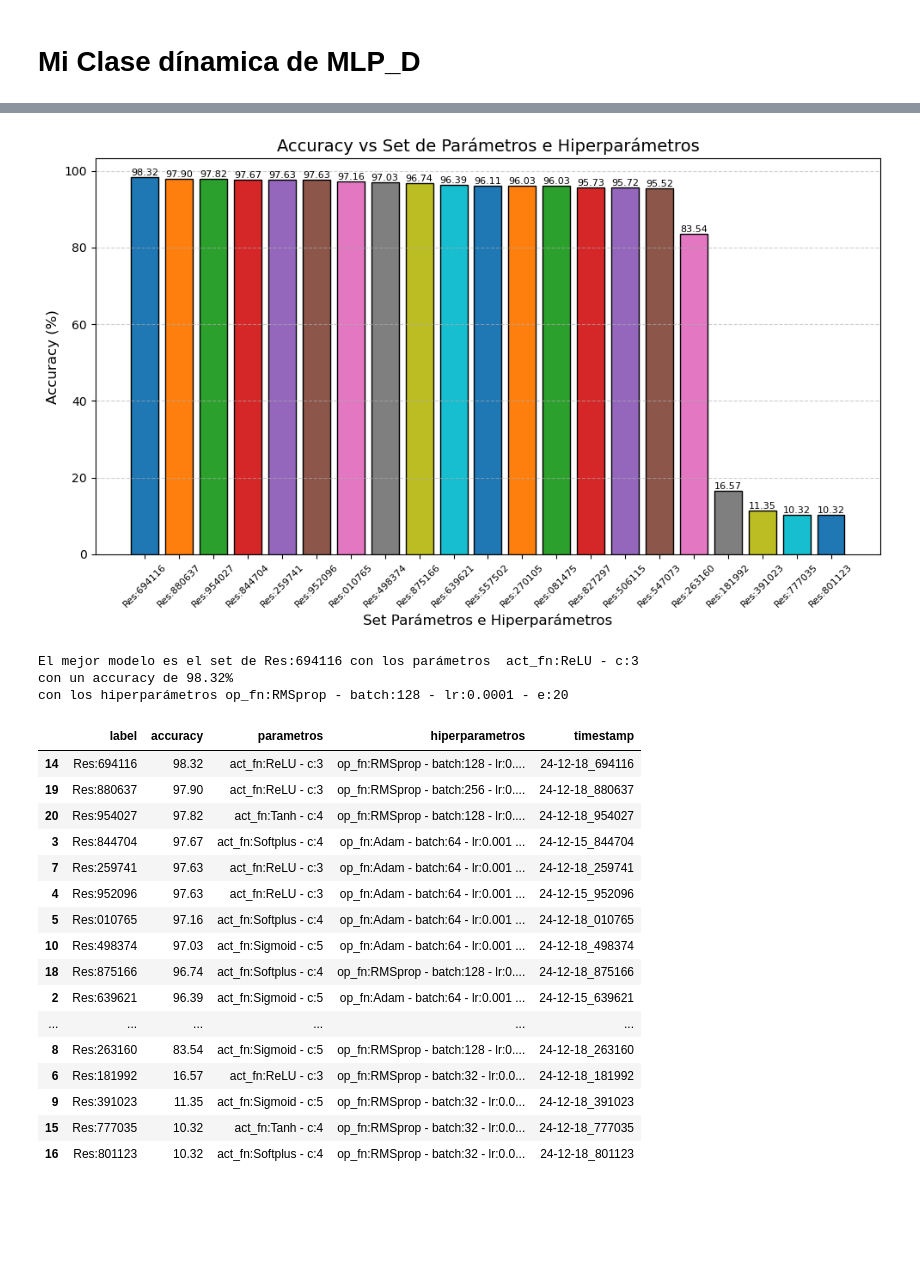
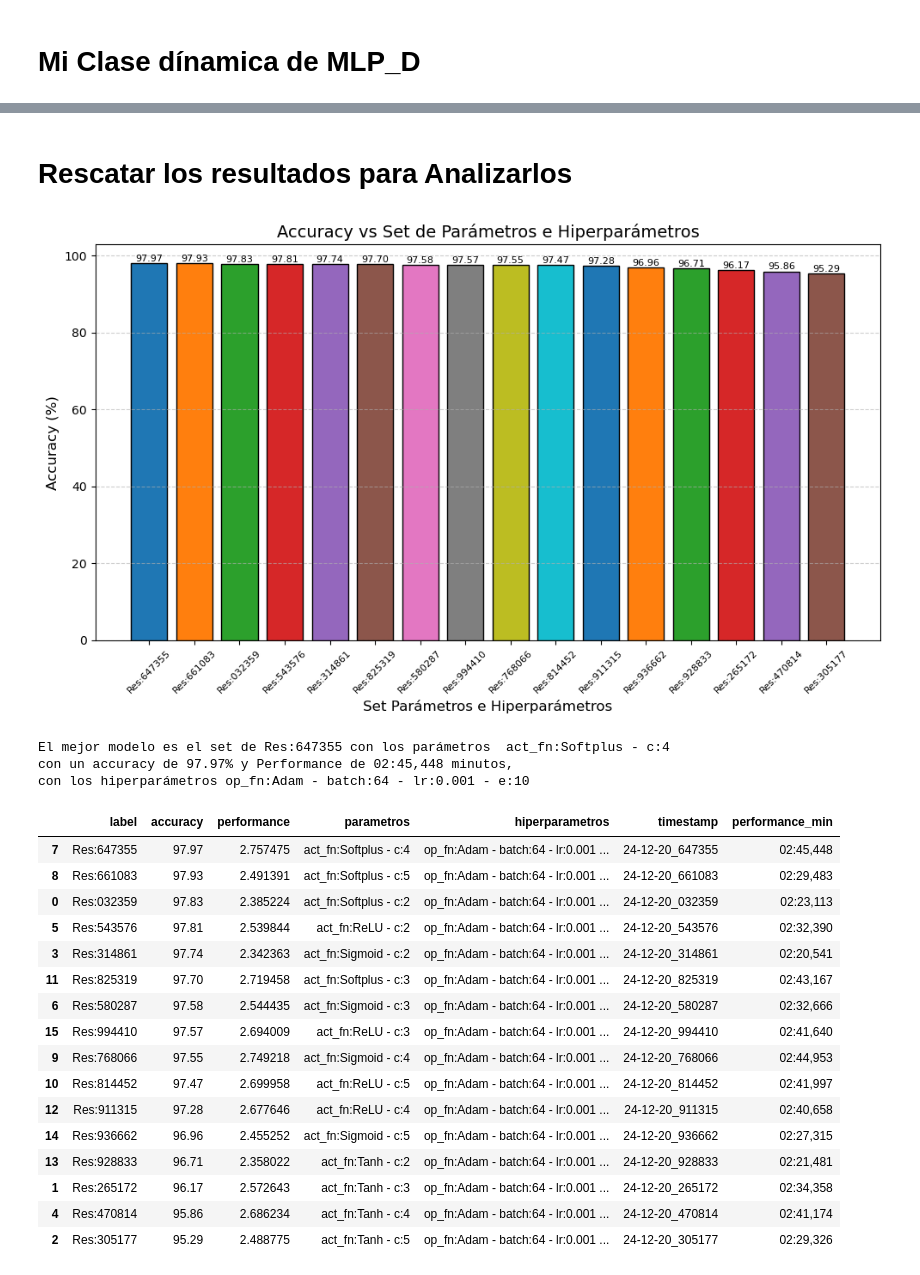
Before and after one commit to doritak/Machine-Learning, a Jupyter notebook: Actividad_5/MLP.ipynb, the cells around one changed output, grey strips where cells are left out. Drawn from its saved outputs; the diff is of its cells as text; code cells hidden in the pictures; blank space fills up the shorter version.

Commit message:
listo el MLP con resultados ok

```diff
--- a/Actividad_5/MLP.ipynb
+++ b/Actividad_5/MLP.ipynb
@@ -511,32 +526,41 @@ df_resultados = leer_resultados('respuesta/resultados.yaml')
+# %% [markdown]
+# Rescatar los resultados para Analizarlos
 # %%
+# rescatar resultados de un archivo YAML y ponerlos en un dataframe
+df_resultados = leer_resultados('respuesta/resultados.yaml')
+
 #reorganizar y regenerar el dataframe, de forma de tener un solo registro por timestamp en el maximo accuracy
 df_final = reorganizar_dataframe_comprimido(df_resultados)
+df_final['performance_min'] = df_final['performance'].apply(convertir_MM_SS)
 df_final = df_final.sort_values(by='accuracy', ascending=False)
 graficar_accuracy_parametros(df_final, 'label')
 max_index_accuracy = df_final['accuracy'].idxmax()
-respuesta_final = f'El mejor modelo es el set de {df_final.loc[max_index_accuracy, "label"]} con los parámetros  {df_final.loc[max_index_accuracy, "parametros"]} \n' +f'con un accuracy de {df_final.loc[max_index_accuracy, "accuracy"]:.2f}% \n' +f'con los hiperparámetros {df_final.loc[max_index_accuracy, "hiperparametros"]}'
+respuesta_final = f'El mejor modelo es el set de {df_final.loc[max_index_accuracy, "label"]} con los parámetros  {df_final.loc[max_index_accuracy, "parametros"]} \n' +f'con un accuracy de {df_final.loc[max_index_accuracy, "accuracy"]:.2f}% y Performance de {df_final.loc[max_index_accuracy, "performance_min"]} minutos, \n' +f'con los hiperparámetros {df_final.loc[max_index_accuracy, "hiperparametros"]}'
 print(respuesta_final)
-exportar = df_final.to_csv('respuesta/df_final.csv', sep=";", index=False)
+# exportar el dataframe a un archivo csv, saque la performance porque lo tengo en minutos y segundos, y las ordené a mi gusto
+df_exportar = df_final.drop(columns=['performance'])
+df_exportar = reorganizar_columnas(df_exportar, ['label', 'accuracy', 'performance_min', 'parametros', 'hiperparametros'])
+exportar = df_exportar.to_csv('respuesta/df_final.csv', sep=';', index=False)
 df_final
 # %% [output]
-[figure, old version]
+[figure, new version]
-El mejor modelo es el set de Res:694116 con los parámetros  act_fn:ReLU - c:3
-con un accuracy de 98.32%
-con los hiperparámetros op_fn:RMSprop - batch:128 - lr:0.0001 - e:20
+El mejor modelo es el set de Res:647355 con los parámetros  act_fn:Softplus - c:4
+con un accuracy de 97.97% y Performance de 02:45,448 minutos,
+con los hiperparámetros op_fn:Adam - batch:64 - lr:0.001 - e:10
-|  | label | accuracy | parametros | hiperparametros | timestamp |
-| 14 | Res:694116 | 98.32 | act_fn:ReLU - c:3 | op_fn:RMSprop - batch:128 - lr:0.... | 24-12-18_694116 |
-| 19 | Res:880637 | 97.90 | act_fn:ReLU - c:3 | op_fn:RMSprop - batch:256 - lr:0.... | 24-12-18_880637 |
-| 20 | Res:954027 | 97.82 | act_fn:Tanh - c:4 | op_fn:RMSprop - batch:128 - lr:0.... | 24-12-18_954027 |
-| 3 | Res:844704 | 97.67 | act_fn:Softplus - c:4 | op_fn:Adam - batch:64 - lr:0.001 ... | 24-12-15_844704 |
-| 7 | Res:259741 | 97.63 | act_fn:ReLU - c:3 | op_fn:Adam - batch:64 - lr:0.001 ... | 24-12-18_259741 |
-| 4 | Res:952096 | 97.63 | act_fn:ReLU - c:3 | op_fn:Adam - batch:64 - lr:0.001 ... | 24-12-15_952096 |
-| 5 | Res:010765 | 97.16 | act_fn:Softplus - c:4 | op_fn:Adam - batch:64 - lr:0.001 ... | 24-12-18_010765 |
-| 10 | Res:498374 | 97.03 | act_fn:Sigmoid - c:5 | op_fn:Adam - batch:64 - lr:0.001 ... | 24-12-18_498374 |
-| 18 | Res:875166 | 96.74 | act_fn:Softplus - c:4 | op_fn:RMSprop - batch:128 - lr:0.... | 24-12-18_875166 |
-| 2 | Res:639621 | 96.39 | act_fn:Sigmoid - c:5 | op_fn:Adam - batch:64 - lr:0.001 ... | 24-12-15_639621 |
-| ... | ... | ... | ... | ... | ... |
-| 8 | Res:263160 | 83.54 | act_fn:Sigmoid - c:5 | op_fn:RMSprop - batch:128 - lr:0.... | 24-12-18_263160 |
-| 6 | Res:181992 | 16.57 | act_fn:ReLU - c:3 | op_fn:RMSprop - batch:32 - lr:0.0... | 24-12-18_181992 |
-| 9 | Res:391023 | 11.35 | act_fn:Sigmoid - c:5 | op_fn:RMSprop - batch:32 - lr:0.0... | 24-12-18_391023 |
-| 15 | Res:777035 | 10.32 | act_fn:Tanh - c:4 | op_fn:RMSprop - batch:32 - lr:0.0... | 24-12-18_777035 |
-| 16 | Res:801123 | 10.32 | act_fn:Softplus - c:4 | op_fn:RMSprop - batch:32 - lr:0.0... | 24-12-18_801123 |
+|  | label | accuracy | performance | parametros | hiperparametros | timestamp | performance_min |
+| 7 | Res:647355 | 97.97 | 2.757475 | act_fn:Softplus - c:4 | op_fn:Adam - batch:64 - lr:0.001 ... | 24-12-20_647355 | 02:45,448 |
+| 8 | Res:661083 | 97.93 | 2.491391 | act_fn:Softplus - c:5 | op_fn:Adam - batch:64 - lr:0.001 ... | 24-12-20_661083 | 02:29,483 |
+| 0 | Res:032359 | 97.83 | 2.385224 | act_fn:Softplus - c:2 | op_fn:Adam - batch:64 - lr:0.001 ... | 24-12-20_032359 | 02:23,113 |
+| 5 | Res:543576 | 97.81 | 2.539844 | act_fn:ReLU - c:2 | op_fn:Adam - batch:64 - lr:0.001 ... | 24-12-20_543576 | 02:32,390 |
+| 3 | Res:314861 | 97.74 | 2.342363 | act_fn:Sigmoid - c:2 | op_fn:Adam - batch:64 - lr:0.001 ... | 24-12-20_314861 | 02:20,541 |
+| 11 | Res:825319 | 97.70 | 2.719458 | act_fn:Softplus - c:3 | op_fn:Adam - batch:64 - lr:0.001 ... | 24-12-20_825319 | 02:43,167 |
+| 6 | Res:580287 | 97.58 | 2.544435 | act_fn:Sigmoid - c:3 | op_fn:Adam - batch:64 - lr:0.001 ... | 24-12-20_580287 | 02:32,666 |
+| 15 | Res:994410 | 97.57 | 2.694009 | act_fn:ReLU - c:3 | op_fn:Adam - batch:64 - lr:0.001 ... | 24-12-20_994410 | 02:41,640 |
+| 9 | Res:768066 | 97.55 | 2.749218 | act_fn:Sigmoid - c:4 | op_fn:Adam - batch:64 - lr:0.001 ... | 24-12-20_768066 | 02:44,953 |
+| 10 | Res:814452 | 97.47 | 2.699958 | act_fn:ReLU - c:5 | op_fn:Adam - batch:64 - lr:0.001 ... | 24-12-20_814452 | 02:41,997 |
+| 12 | Res:911315 | 97.28 | 2.677646 | act_fn:ReLU - c:4 | op_fn:Adam - batch:64 - lr:0.001 ... | 24-12-20_911315 | 02:40,658 |
+| 14 | Res:936662 | 96.96 | 2.455252 | act_fn:Sigmoid - c:5 | op_fn:Adam - batch:64 - lr:0.001 ... | 24-12-20_936662 | 02:27,315 |
+| 13 | Res:928833 | 96.71 | 2.358022 | act_fn:Tanh - c:2 | op_fn:Adam - batch:64 - lr:0.001 ... | 24-12-20_928833 | 02:21,481 |
+| 1 | Res:265172 | 96.17 | 2.572643 | act_fn:Tanh - c:3 | op_fn:Adam - batch:64 - lr:0.001 ... | 24-12-20_265172 | 02:34,358 |
+| 4 | Res:470814 | 95.86 | 2.686234 | act_fn:Tanh - c:4 | op_fn:Adam - batch:64 - lr:0.001 ... | 24-12-20_470814 | 02:41,174 |
+| 2 | Res:305177 | 95.29 | 2.488775 | act_fn:Tanh - c:5 | op_fn:Adam - batch:64 - lr:0.001 ... | 24-12-20_305177 | 02:29,326 |
```
Also changed, not shown: parts of 28 cells of this notebook, 6 other files.
